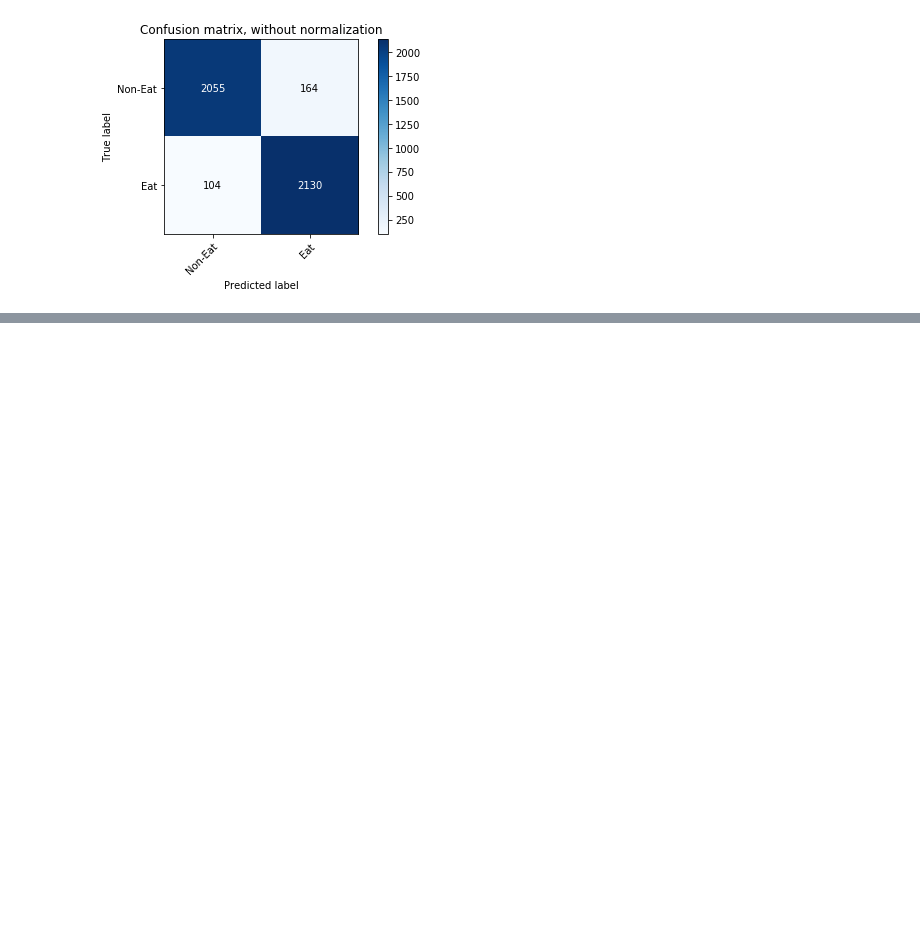
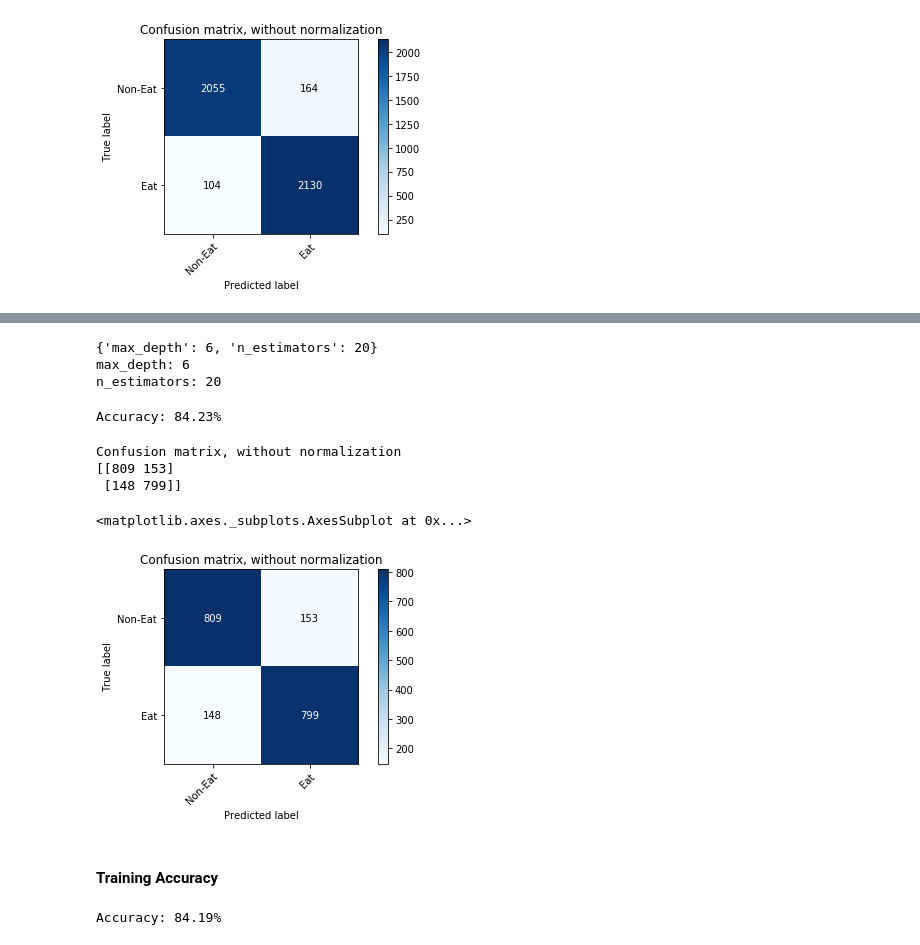
Before and after one commit to S-Choudhuri/CSE535, a Jupyter notebook: Project/Classification.ipynb, the cells around one changed output, grey strips where cells are left out. Saved outputs shown, nothing was run; the diff lists cells and outputs as text; code cells hidden in the pictures; blank space fills up the shorter version.

Commit message:
+ Random Forest

```diff
--- a/Project/Classification.ipynb
+++ b/Project/Classification.ipynb
@@ -274,0 +280,5 @@ Confusion matrix, without normalization
+# %%
+from sklearn.model_selection import GridSearchCV
+parameters = {'n_estimators':(5,10,20),
+              'max_depth': range(1, 10, 5),
+             }
@@ -274,0 +289,5 @@ Confusion matrix, without normalization
+# %%
+gs_clf = GridSearchCV(RandomForestClassifier(random_state=0),parameters, cv=5, n_jobs=1,verbose=2)
+# %%
+print (X_train.shape, y_train.shape)
+model = gs_clf.fit(X_train, y_train)
@@ -274,0 +330,32 @@ Confusion matrix, without normalization
+# %%
+print(model.best_params_)
+for param_name in sorted(parameters.keys()):
+    print("%s: %r" % (param_name, model.best_params_[param_name]))
+# %% [output]
+{'max_depth': 6, 'n_estimators': 20}
+max_depth: 6
+n_estimators: 20
+# %%
+from sklearn.metrics import accuracy_score
+preds_val = model.predict(X_test)
+accuracy = accuracy_score(y_test, preds_val)
+print("Accuracy: %.2f%%" % (accuracy * 100.0))
+# %% [output]
+Accuracy: 84.23%
+# %%
+plot_confusion_matrix(y_test, preds_val,np.array(['Non-Eat','Eat']))
+# %% [output]
+Confusion matrix, without normalization
+[[809 153]
+ [148 799]]
+<matplotlib.axes._subplots.AxesSubplot at 0x...>
+[figure, added]
+# %% [markdown]
+#### Training Accuracy
+# %%
+from sklearn.metrics import accuracy_score
+preds_val_train = model.predict(X_train)
+accuracy = accuracy_score(y_train, preds_val_train)
+print("Accuracy: %.2f%%" % (accuracy * 100.0))
+# %% [output]
+Accuracy: 84.19%
```
Also changed, not shown: parts of 8 cells of this notebook.
